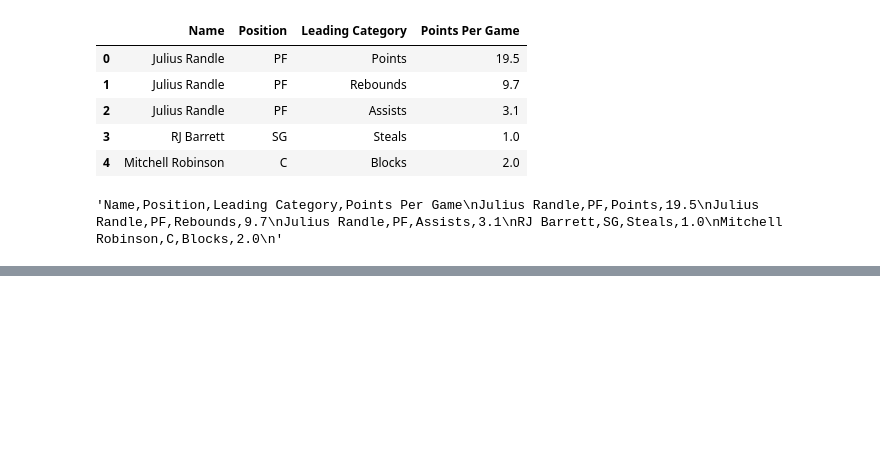
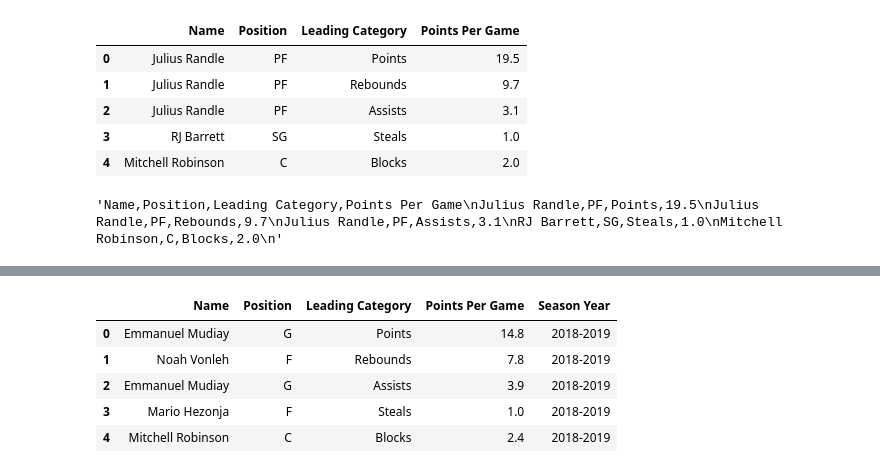
Before and after one commit to unitxero/CIS3120, a Jupyter notebook: Group Project/kevin_group_project_espn_webscrape.ipynb, the cells around one changed output, grey strips where cells are left out. Cells and saved outputs as stored; diff of their text form; code cells hidden in the pictures; blank space fills up the shorter version.

```diff
--- a/Group Project/kevin_group_project_espn_webscrape.ipynb
+++ b/Group Project/kevin_group_project_espn_webscrape.ipynb
@@ -208,0 +448,10 @@ df_2019_20.to_csv(index=False)
+# %%
+df_2018_19.insert(4, "Season Year", "2018-2019")
+df_2018_19
+# %% [output]
+|  | Name | Position | Leading Category | Points Per Game | Season Year |
+| 0 | Emmanuel Mudiay | G | Points | 14.8 | 2018-2019 |
+| 1 | Noah Vonleh | F | Rebounds | 7.8 | 2018-2019 |
+| 2 | Emmanuel Mudiay | G | Assists | 3.9 | 2018-2019 |
+| 3 | Mario Hezonja | F | Steals | 1.0 | 2018-2019 |
+| 4 | Mitchell Robinson | C | Blocks | 2.4 | 2018-2019 |
```
Also changed, not shown: parts of 11 cells of this notebook.
